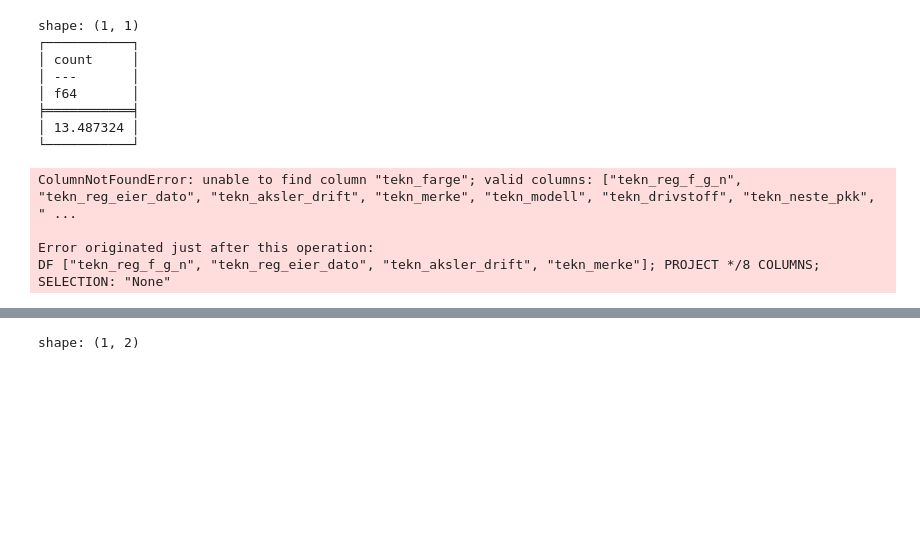
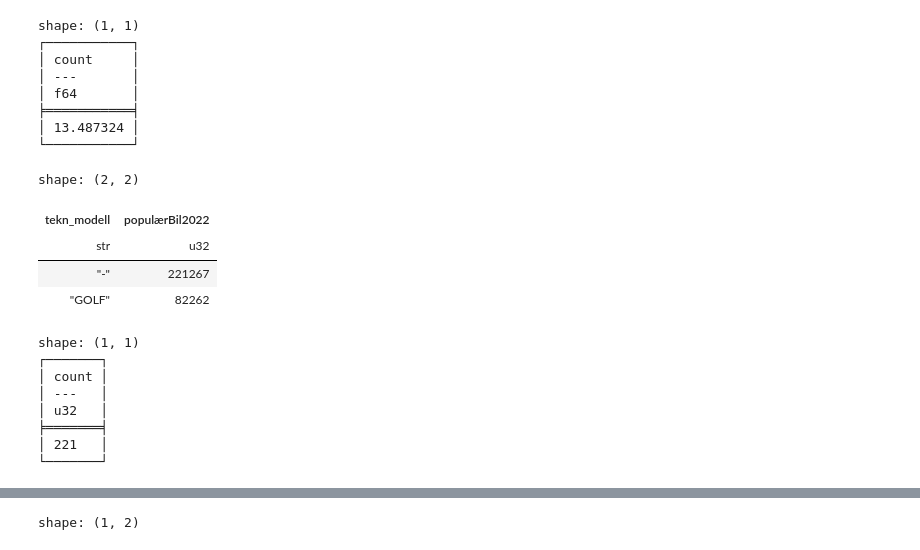
Before and after one commit to AlbertAsmervik/DAT2000, a Jupyter notebook: prepp.ipynb, the cells around one changed output, grey strips where cells are left out. Drawn from its saved outputs; the diff is of its cells as text; code cells hidden in the pictures; blank space fills up the shorter version.

```diff
--- a/prepp.ipynb
+++ b/prepp.ipynb
@@ -163,4 +203,10 @@ pl_df = pl_df.select("tekn_reg_f_g_n", "tekn_reg_eier_dato", "tekn_aksler_drift"
 # 6.
 # Skriv hele datasettet til en fil: kjoretoyinfo_preppet.parquet.
 
+#Henter tilbake det foretrukne datasettet
+
+pl_df = original_pl_df
+
 pl_df.write_parquet("kjoretoyinfo_preppet.parquet")
+
+pl_df
@@ -205,10 +271,18 @@ shape: (1, 1)
 # %%
 # 9.
 # Hvilken bilmodell var den mest populære i 2022?
 
 mestPopulærBilModell2022 = pl_df.group_by("tekn_modell").agg(
     populærBil2022=pl.col("tekn_reg_f_g_n").count()
 ).sort("populærBil2022", descending=True).limit(2)
+
+mestPopulærBilModell2022
+# %% [output]
+shape: (2, 2)
+| tekn_modell | populærBil2022 |
+| str | u32 |
+| "-" | 221267 |
+| "GOLF" | 82262 |
 # %%
 # 10.
 # Hvor mange gule kjøretøy ble det solgt i Mai 2022?
@@ -220,11 +294,17 @@ antSolgtgulKjøretøy2022 = pl_df.filter(
 ).select(
     pl.count()
 )
+
+print(antSolgtgulKjøretøy2022)
 # %% [output]
-ColumnNotFoundError: unable to find column "tekn_farge"; valid columns: ["tekn_reg_f_g_n", "tekn_reg_eier_dato", "tekn_aksler_drift", "tekn_merke", "tekn_modell", "tekn_drivstoff", "tekn_neste_pkk", " ...
-
-Error originated just after this operation:
-DF ["tekn_reg_f_g_n", "tekn_reg_eier_dato", "tekn_aksler_drift", "tekn_merke"]; PROJECT */8 COLUMNS; SELECTION: "None"
+shape: (1, 1)
+┌───────┐
+│ count │
+│ ---   │
+│ u32   │
+╞═══════╡
+│ 221   │
+└───────┘
 # %%
 # 11.
 # Hvor stor andel av personbilene bilene som selges i Norge har firehjulstrekk?
```
Also changed, not shown: parts of 9 cells of this notebook, 2 other files.
